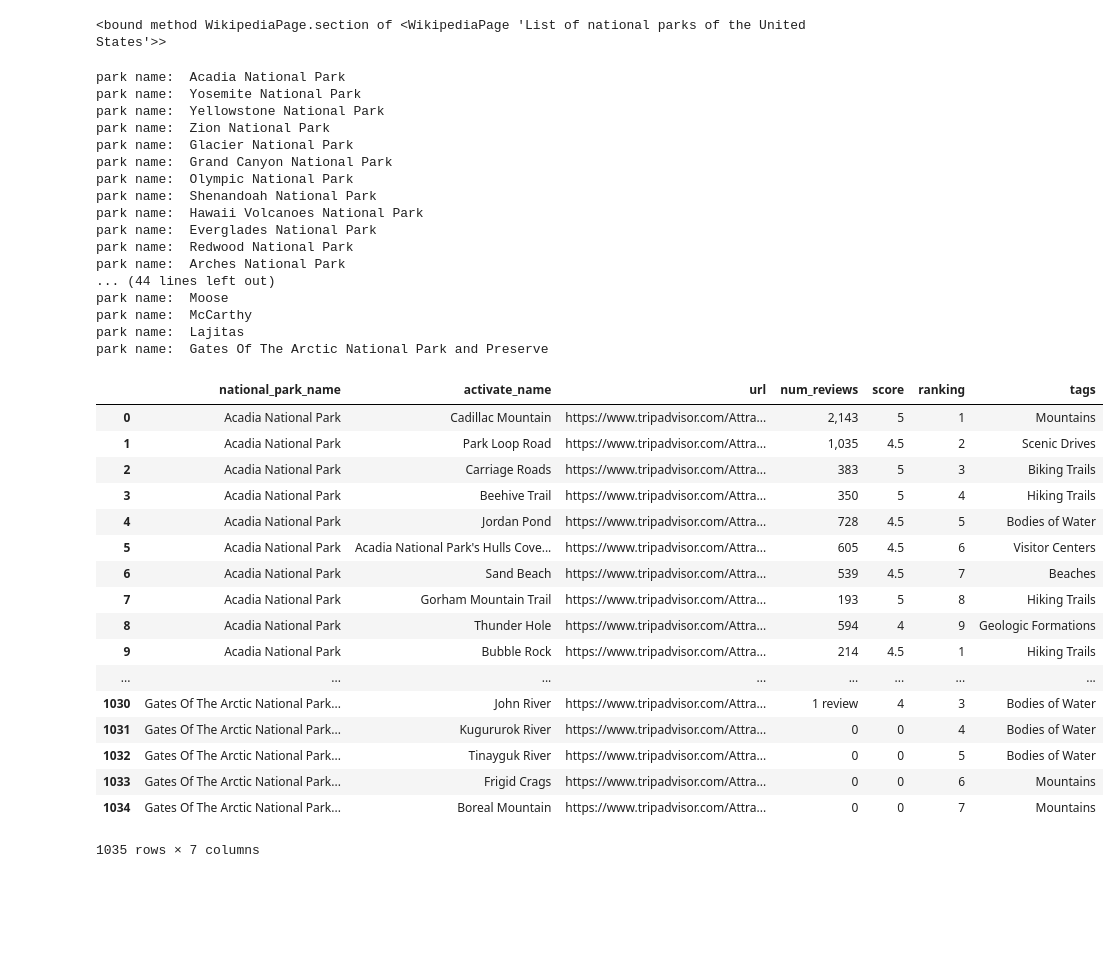
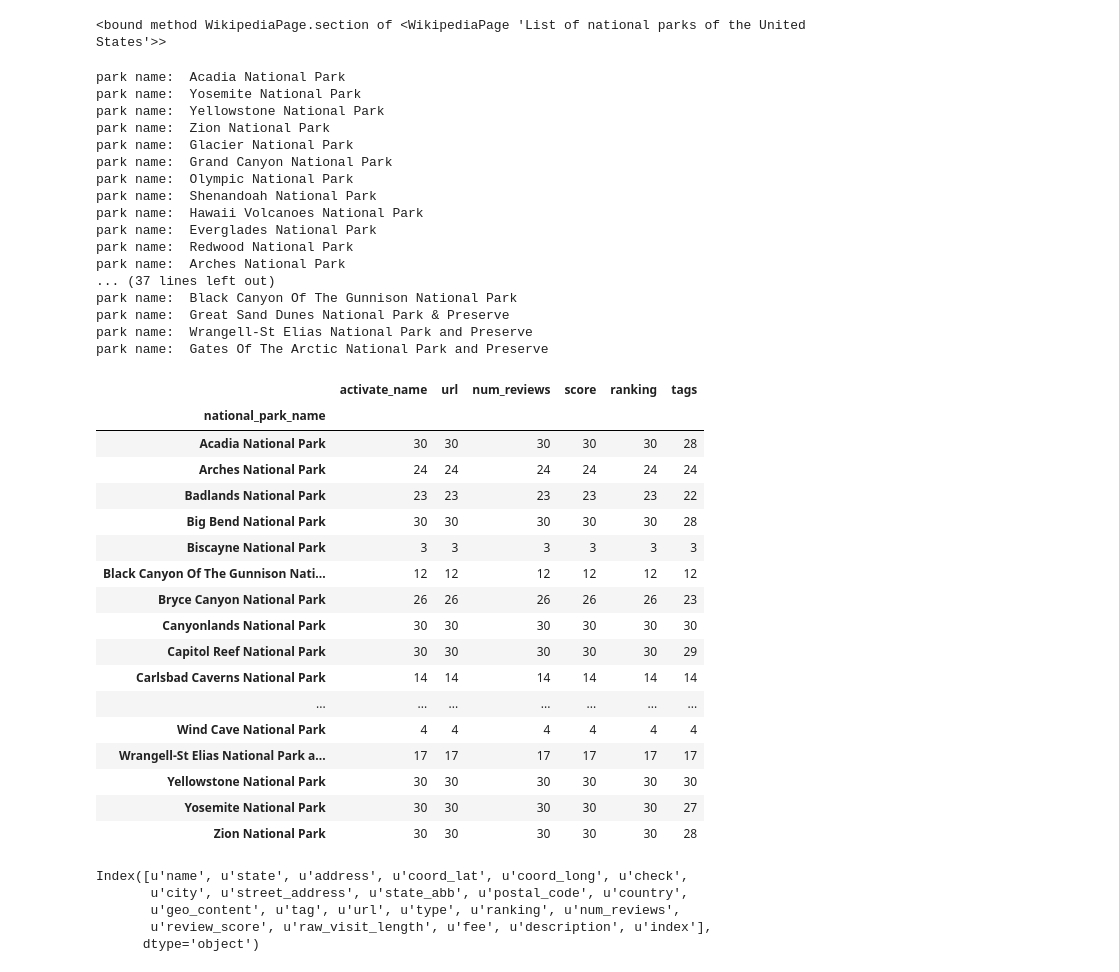
Before and after one commit to kennethcc2005/friends, a Jupyter notebook: Data Wrangling.ipynb, the cells around one changed output. Saved outputs shown, nothing was run; the diff lists cells and outputs as text; code cells hidden in the pictures; blank space fills up the shorter version.

Commit message:
finish national park csv

```diff
--- a/Data Wrangling.ipynb
+++ b/Data Wrangling.ipynb
@@ -723,9 +723,17 @@ headers = {'User-Agent': 'Mozilla/5.0 (Macintosh; Intel Mac OS X 10_10_1) AppleW
 r=requests.get(htmlurl,headers=headers)
 s = BS(r.text, 'html.parser')
 # %%
-national_park_US_df= pd.DataFrame(columns=["name","state"])
+
+import re
+
+
 name, state =None, None
 table =  s.find('table', {"class" : "wikitable"})
+# col_name =  [x.text for x in table.findAll("th",{"scope":"col"})]
+# num_col = len(col_name)
+
+# wiki_table= pd.DataFrame(columns=col_name)
+national_park_US_df2 = pd.DataFrame(columns = ["name","state","description"])
 for row in table.findAll("tr")[1:]:
     if row.find('th', {'scope':"row"}) != None:
         name = row.find('th', {'scope':"row"}).next_element.get('title')
@@ -733,4 +741,7 @@ for row in table.findAll("tr")[1:]:
     #For each "tr", assign each "td" to a variable.
     if len(cells) == 6:
         state = cells[1].find(text=True)
-    national_park_US_df.loc[len(national_park_US_df)] = [name, state]
+        des = str("".join(cells[5].findAll(text=True)).encode('utf8'))
+        description = re.sub(r"\[\d+\]","",des)
+
+    national_park_US_df2.loc[len(national_park_US_df2)] = [name, state, description]
@@ -875,7 +852,7 @@ for url in trip_search_result.url:
     thing_to_do_page = request_s(url)
     result =  (thing_to_do_in_national_park(thing_to_do_page))
     poi_detail_national_park_df = poi_detail_national_park_df.append(result, ignore_index=True)
-    time.sleep(5)
+    time.sleep(2)
 # %% [output]
 park name:  Acadia National Park
 park name:  Yosemite National Park
@@ -889,30 +866,43 @@ park name:  Hawaii Volcanoes National Park
 park name:  Everglades National Park
 park name:  Redwood National Park
 park name:  Arches National Park
-... (44 lines left out)
-park name:  Moose
-park name:  McCarthy
-park name:  Lajitas
+... (37 lines left out)
+park name:  Black Canyon Of The Gunnison National Park
+park name:  Great Sand Dunes National Park & Preserve
+park name:  Wrangell-St Elias National Park and Preserve
 park name:  Gates Of The Arctic National Park and Preserve
 # %%
-poi_detail_national_park_df.to_csv('poi_detail_national_park_df.csv',encoding=('utf-8'))
-poi_detail_national_park_df
+poi_detail_national_park_df.to_csv('poi_detail_national_park_todo_df.csv',encoding=('utf-8'))
+poi_detail_national_park_df.groupby(poi_detail_national_park_df.national_park_name).count()
 # %% [output]
-|  | national_park_name | activate_name | url | num_reviews | score | ranking | tags |
-| 0 | Acadia National Park | Cadillac Mountain | https://www.tripadvisor.com/Attra... | 2,143 | 5 | 1 | Mountains |
-| 1 | Acadia National Park | Park Loop Road | https://www.tripadvisor.com/Attra... | 1,035 | 4.5 | 2 | Scenic Drives |
-| 2 | Acadia National Park | Carriage Roads | https://www.tripadvisor.com/Attra... | 383 | 5 | 3 | Biking Trails |
-| 3 | Acadia National Park | Beehive Trail | https://www.tripadvisor.com/Attra... | 350 | 5 | 4 | Hiking Trails |
-| 4 | Acadia National Park | Jordan Pond | https://www.tripadvisor.com/Attra... | 728 | 4.5 | 5 | Bodies of Water |
-| 5 | Acadia National Park | Acadia National Park's Hulls Cove... | https://www.tripadvisor.com/Attra... | 605 | 4.5 | 6 | Visitor Centers |
-| 6 | Acadia National Park | Sand Beach | https://www.tripadvisor.com/Attra... | 539 | 4.5 | 7 | Beaches |
-| 7 | Acadia National Park | Gorham Mountain Trail | https://www.tripadvisor.com/Attra... | 193 | 5 | 8 | Hiking Trails |
-| 8 | Acadia National Park | Thunder Hole | https://www.tripadvisor.com/Attra... | 594 | 4 | 9 | Geologic Formations |
-| 9 | Acadia National Park | Bubble Rock | https://www.tripadvisor.com/Attra... | 214 | 4.5 | 1 | Hiking Trails |
-| ... | ... | ... | ... | ... | ... | ... | ... |
-| 1030 | Gates Of The Arctic National Park... | John River | https://www.tripadvisor.com/Attra... | 1 review | 4 | 3 | Bodies of Water |
-| 1031 | Gates Of The Arctic National Park... | Kugururok River | https://www.tripadvisor.com/Attra... | 0 | 0 | 4 | Bodies of Water |
-| 1032 | Gates Of The Arctic National Park... | Tinayguk River | https://www.tripadvisor.com/Attra... | 0 | 0 | 5 | Bodies of Water |
-| 1033 | Gates Of The Arctic National Park... | Frigid Crags | https://www.tripadvisor.com/Attra... | 0 | 0 | 6 | Mountains |
-| 1034 | Gates Of The Arctic National Park... | Boreal Mountain | https://www.tripadvisor.com/Attra... | 0 | 0 | 7 | Mountains |
+|  | activate_name | url | num_reviews | score | ranking | tags |
+| national_park_name |  |  |  |  |  |  |
+| Acadia National Park | 30 | 30 | 30 | 30 | 30 | 28 |
+| Arches National Park | 24 | 24 | 24 | 24 | 24 | 24 |
+| Badlands National Park | 23 | 23 | 23 | 23 | 23 | 22 |
+| Big Bend National Park | 30 | 30 | 30 | 30 | 30 | 28 |
+| Biscayne National Park | 3 | 3 | 3 | 3 | 3 | 3 |
+| Black Canyon Of The Gunnison Nati... | 12 | 12 | 12 | 12 | 12 | 12 |
+| Bryce Canyon National Park | 26 | 26 | 26 | 26 | 26 | 23 |
+| Canyonlands National Park | 30 | 30 | 30 | 30 | 30 | 30 |
+| Capitol Reef National Park | 30 | 30 | 30 | 30 | 30 | 29 |
+| Carlsbad Caverns National Park | 14 | 14 | 14 | 14 | 14 | 14 |
+| ... | ... | ... | ... | ... | ... | ... |
+| Wind Cave National Park | 4 | 4 | 4 | 4 | 4 | 4 |
+| Wrangell-St Elias National Park a... | 17 | 17 | 17 | 17 | 17 | 17 |
+| Yellowstone National Park | 30 | 30 | 30 | 30 | 30 | 30 |
+| Yosemite National Park | 30 | 30 | 30 | 30 | 30 | 27 |
+| Zion National Park | 30 | 30 | 30 | 30 | 30 | 28 |
-1035 rows × 7 columns
+# %%
+['index','name','street_address','city','state_abb','state','postal_code','country','address','coord_lat','coord_long','num_reviews','review_score','ranking','tag','raw_visit_length','fee','description','url',"geo_content"]
+# national_park_US_df["tags"] = "National Park"
+# national_park_US_df["url"] = None
+national_park_US_df.rename(columns={'desciption': 'description'}, inplace=True)
+# national_park_US_df["index"] = national_park_US_df.index
+national_park_US_df.columns
+# %% [output]
+Index([u'name', u'state', u'address', u'coord_lat', u'coord_long', u'check',
+       u'city', u'street_address', u'state_abb', u'postal_code', u'country',
+       u'geo_content', u'tag', u'url', u'type', u'ranking', u'num_reviews',
+       u'review_score', u'raw_visit_length', u'fee', u'description', u'index'],
+      dtype='object')
```
Also changed, not shown: parts of 18 cells of this notebook, 3 other files.
